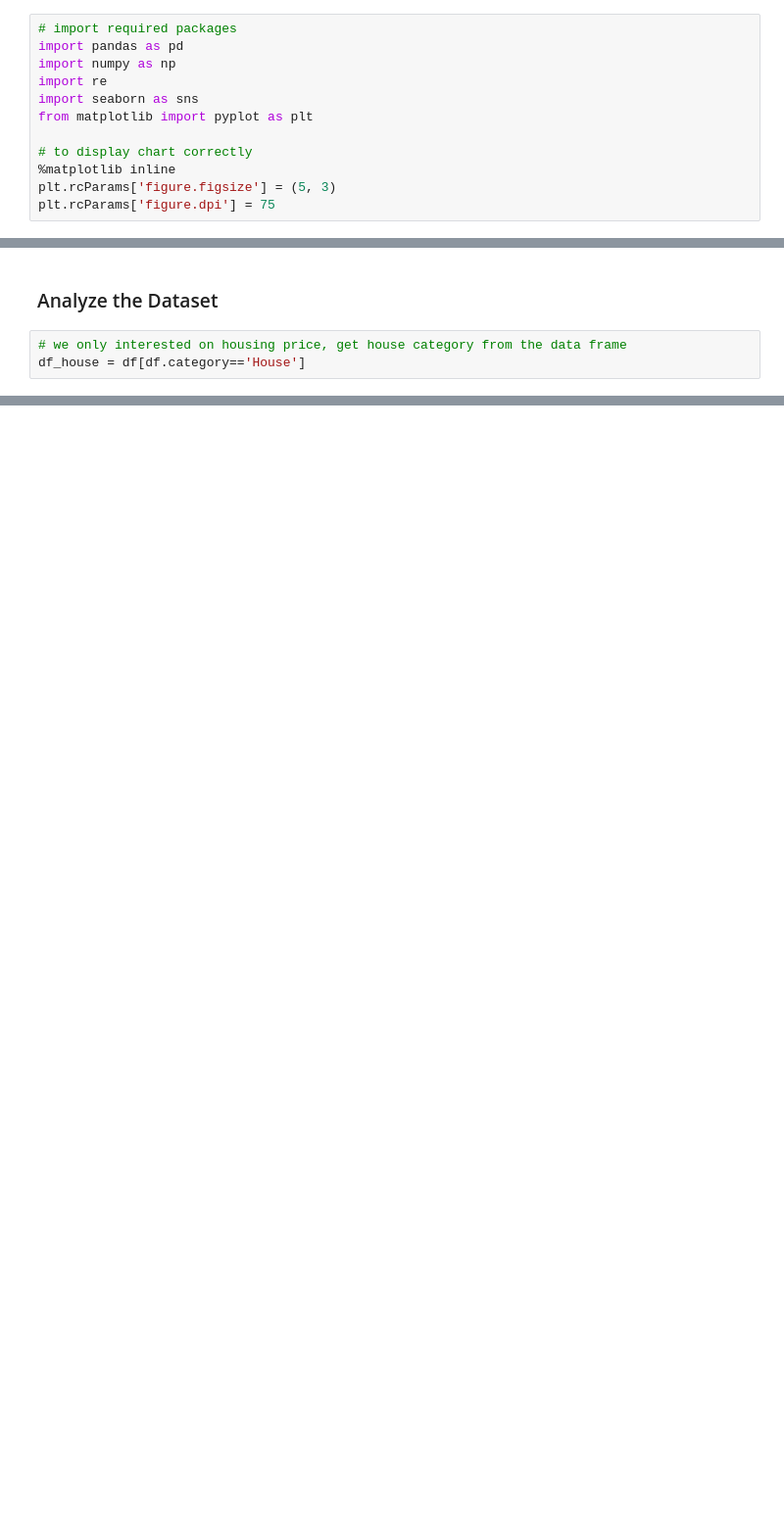
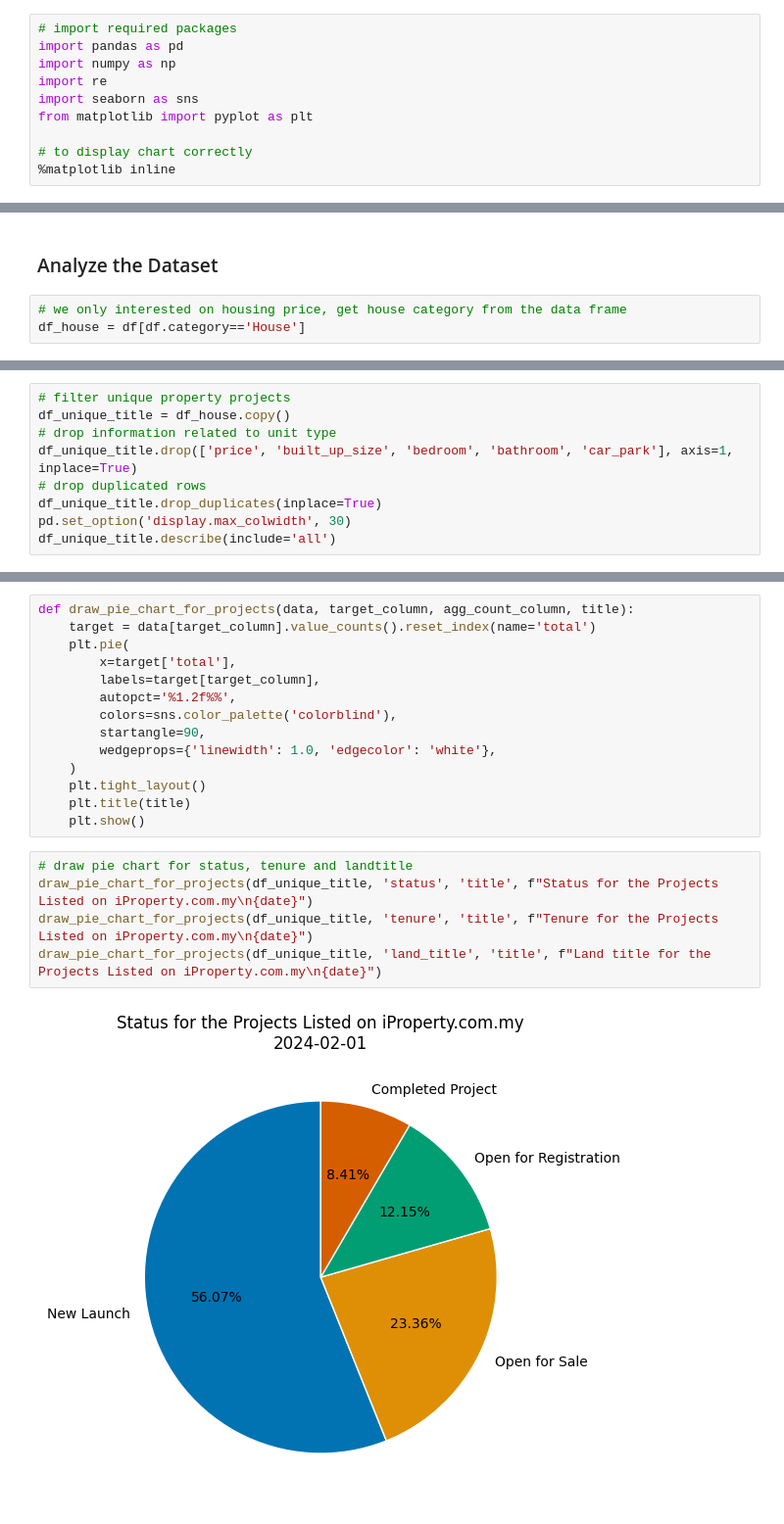
Before and after one commit to Bsting/fc_aps_mini_project_1, a Jupyter notebook: eda/iproperty_eda.ipynb, the cells around one changed output, grey strips where cells are left out. Shown at 98% size. Cells and saved outputs as stored; diff of their text form; blank space fills up the shorter version.

```diff
--- a/eda/iproperty_eda.ipynb
+++ b/eda/iproperty_eda.ipynb
@@ -27,8 +27,6 @@ from matplotlib import pyplot as plt
 
 # to display chart correctly
 %matplotlib inline
-plt.rcParams['figure.figsize'] = (5, 3)
-plt.rcParams['figure.dpi'] = 75
 # %% [markdown]
 ### Understand the Dataset
 # %%
@@ -371,0 +395,9 @@ df_house = df[df.category=='House']
+# %%
+# filter unique property projects
+df_unique_title = df_house.copy()
+# drop information related to unit type
+df_unique_title.drop(['price', 'built_up_size', 'bedroom', 'bathroom', 'car_park'], axis=1, inplace=True)
+# drop duplicated rows
+df_unique_title.drop_duplicates(inplace=True)
+pd.set_option('display.max_colwidth', 30)
+df_unique_title.describe(include='all')
@@ -371,0 +417,21 @@ df_house = df[df.category=='House']
+# %%
+def draw_pie_chart_for_projects(data, target_column, agg_count_column, title):
+    target = data[target_column].value_counts().reset_index(name='total')
+    plt.pie(
+        x=target['total'],
+        labels=target[target_column],
+        autopct='%1.2f%%',
+        colors=sns.color_palette('colorblind'),
+        startangle=90,
+        wedgeprops={'linewidth': 1.0, 'edgecolor': 'white'},
+    )
+    plt.tight_layout()
+    plt.title(title)
+    plt.show()
+# %%
+# draw pie chart for status, tenure and landtitle
+draw_pie_chart_for_projects(df_unique_title, 'status', 'title', f"Status for the Projects Listed on iProperty.com.my\n{date}")
+draw_pie_chart_for_projects(df_unique_title, 'tenure', 'title', f"Tenure for the Projects Listed on iProperty.com.my\n{date}")
+draw_pie_chart_for_projects(df_unique_title, 'land_title', 'title', f"Land title for the Projects Listed on iProperty.com.my\n{date}")
+# %% [output]
+[figure, added]
```
Also changed, not shown: parts of 9 cells of this notebook, 1 other file.
